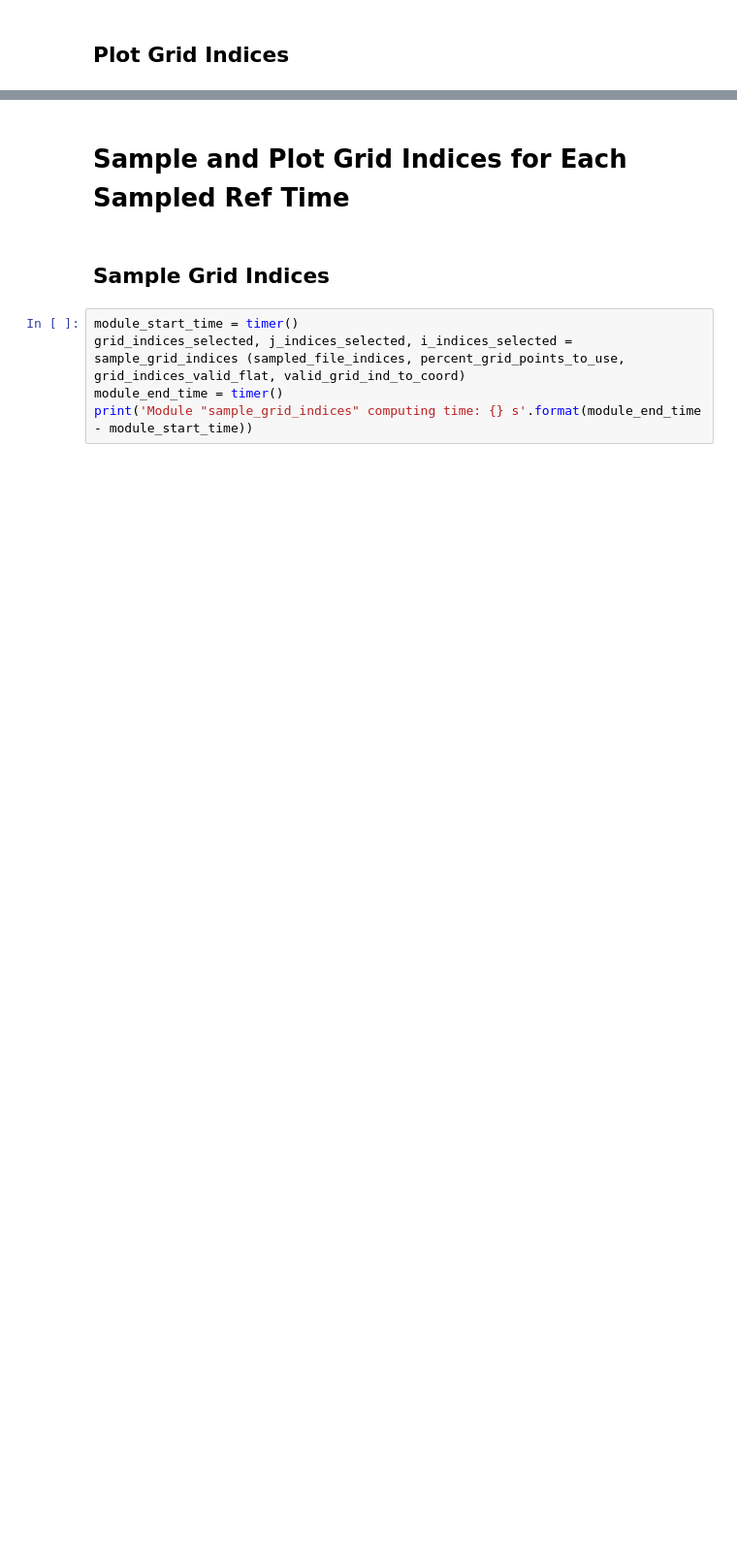
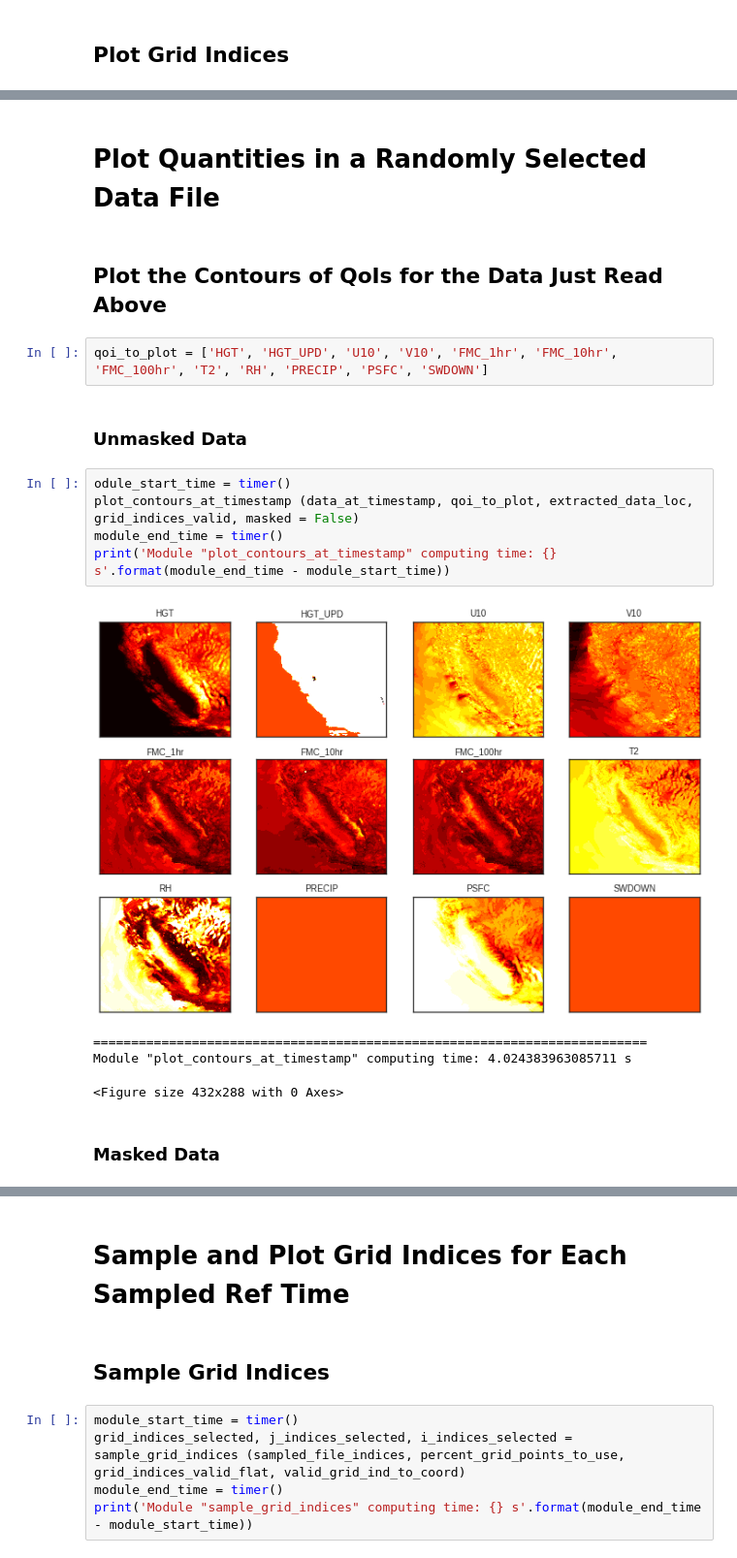
Before and after one commit to LLNL/MLAP, a Jupyter notebook: SJSU_Data_Proc/Extract_DFM_Reanalysis_Data.ipynb, the cells around one changed output, grey strips where cells are left out. Shown at 97% size. Drawn from its saved outputs; the diff is of its cells as text; blank space fills up the shorter version.

```diff
--- a/SJSU_Data_Proc/Extract_DFM_Reanalysis_Data.ipynb
+++ b/SJSU_Data_Proc/Extract_DFM_Reanalysis_Data.ipynb
@@ -262,0 +240,20 @@ Module "plot_contours_of_indices" computing time: 0.4449484939686954 s
+# %% [markdown]
+# Plot Quantities in a Randomly Selected Data File
+# %% [markdown]
+## Plot the Contours of QoIs for the Data Just Read Above
+# %%
+qoi_to_plot = ['HGT', 'HGT_UPD', 'U10', 'V10', 'FMC_1hr', 'FMC_10hr', 'FMC_100hr', 'T2', 'RH', 'PRECIP', 'PSFC', 'SWDOWN']
+# %% [markdown]
+### Unmasked Data
+# %%
+odule_start_time = timer()
+plot_contours_at_timestamp (data_at_timestamp, qoi_to_plot, extracted_data_loc, grid_indices_valid, masked = False)
+module_end_time = timer()
+print('Module "plot_contours_at_timestamp" computing time: {} s'.format(module_end_time - module_start_time))
+# %% [output]
+[figure, added]
+=========================================================================
+Module "plot_contours_at_timestamp" computing time: 4.024383963085711 s
+<Figure size 432x288 with 0 Axes>
+# %% [markdown]
+### Masked Data
```
Also changed, not shown: parts of 38 cells of this notebook, 1 other file.
